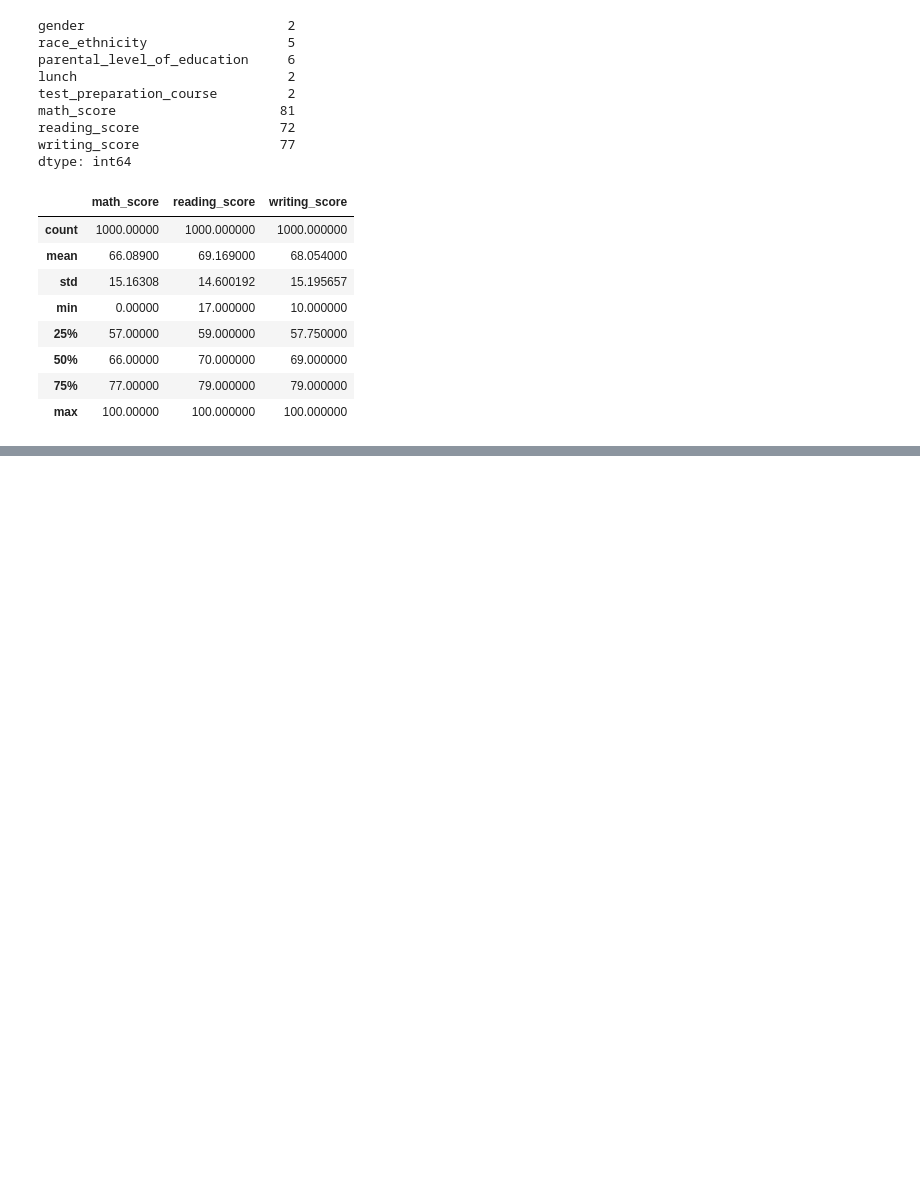
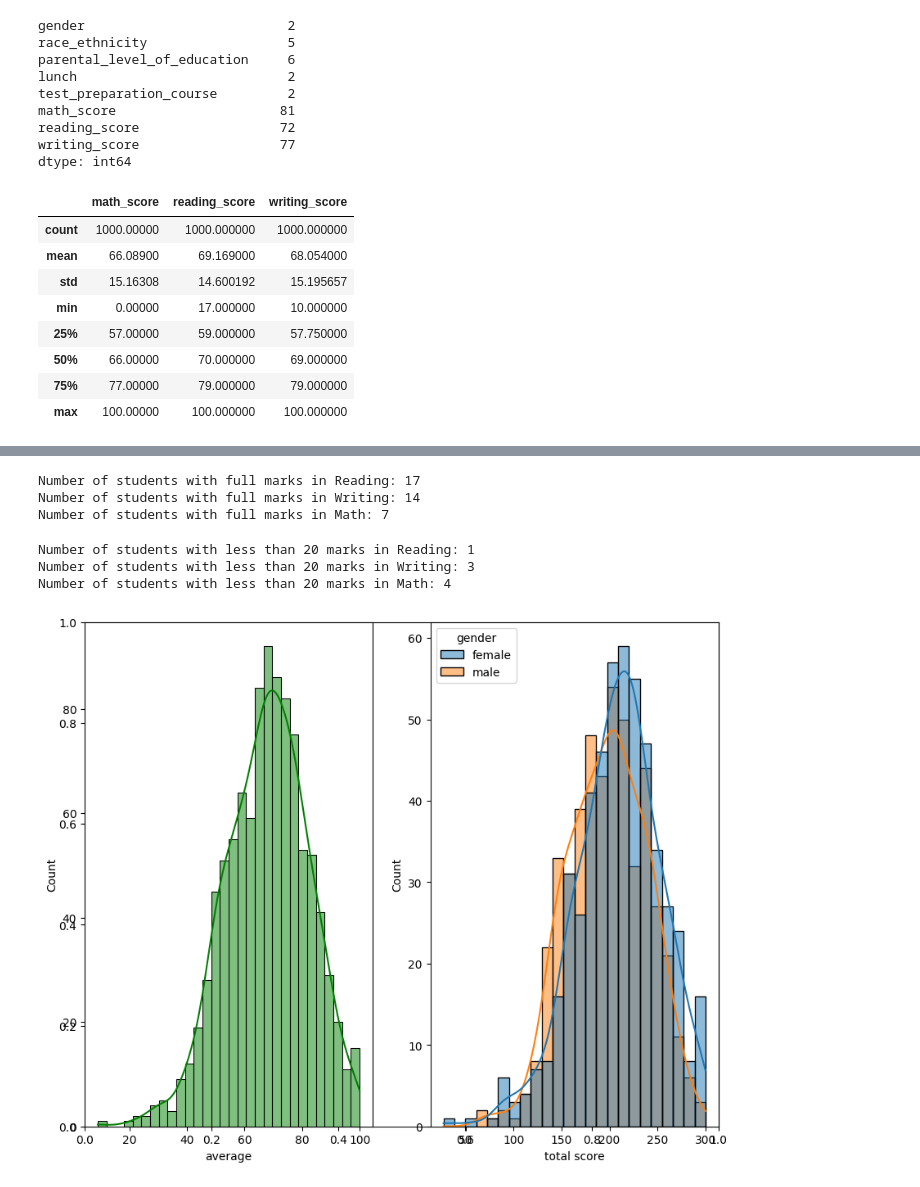
Before and after one commit to nasim-raj-laskar/stud-perf-pipeline, a Jupyter notebook: notebook/EDA.ipynb, the cells around one changed output, grey strips where cells are left out. Drawn from its saved outputs; the diff is of its cells as text; code cells hidden in the pictures; blank space fills up the shorter version.

```diff
--- a/notebook/EDA.ipynb
+++ b/notebook/EDA.ipynb
@@ -106,0 +147,5 @@ print("Categories in 'gender' varialble")
+# %%
+df['total score']=df['math_score']+df['reading_score']+df['writing_score']
+df['average']=df['total score']/3
+df = df.round(2)
+df.head()
@@ -106,0 +159,33 @@ print("Categories in 'gender' varialble")
+# %%
+reading_full = df[df['reading_score'] == 100]['average'].count()
+writing_full = df[df['writing_score'] == 100]['average'].count()
+math_full = df[df['math_score'] == 100]['average'].count()
+
+print(f"Number of students with full marks in Reading: {reading_full}")
+print(f"Number of students with full marks in Writing: {writing_full}")
+print(f"Number of students with full marks in Math: {math_full}")
+# %% [output]
+Number of students with full marks in Reading: 17
+Number of students with full marks in Writing: 14
+Number of students with full marks in Math: 7
+# %%
+reading_less_20 = df[df['reading_score'] <= 20]['average'].count()
+writing_less_20 = df[df['writing_score'] <= 20]['average'].count()
+math_less_20 = df[df['math_score'] <= 20]['average'].count()
+
+print(f"Number of students with less than 20 marks in Reading: {reading_less_20}")
+print(f"Number of students with less than 20 marks in Writing: {writing_less_20}")
+print(f"Number of students with less than 20 marks in Math: {math_less_20}")
+# %% [output]
+Number of students with less than 20 marks in Reading: 1
+Number of students with less than 20 marks in Writing: 3
+Number of students with less than 20 marks in Math: 4
+# %%
+fig, ax = plt.subplots(1, 1, figsize=(10, 8))
+plt.subplot(121)
+sns.histplot(data=df, x='average', bins=30, kde=True, color='g')
+plt.subplot(122)
+sns.histplot(data=df, x='total score', kde=True, hue='gender')
+plt.show()
+# %% [output]
+[figure, added]
```
Also changed, not shown: parts of 16 cells of this notebook, 13 other files.
